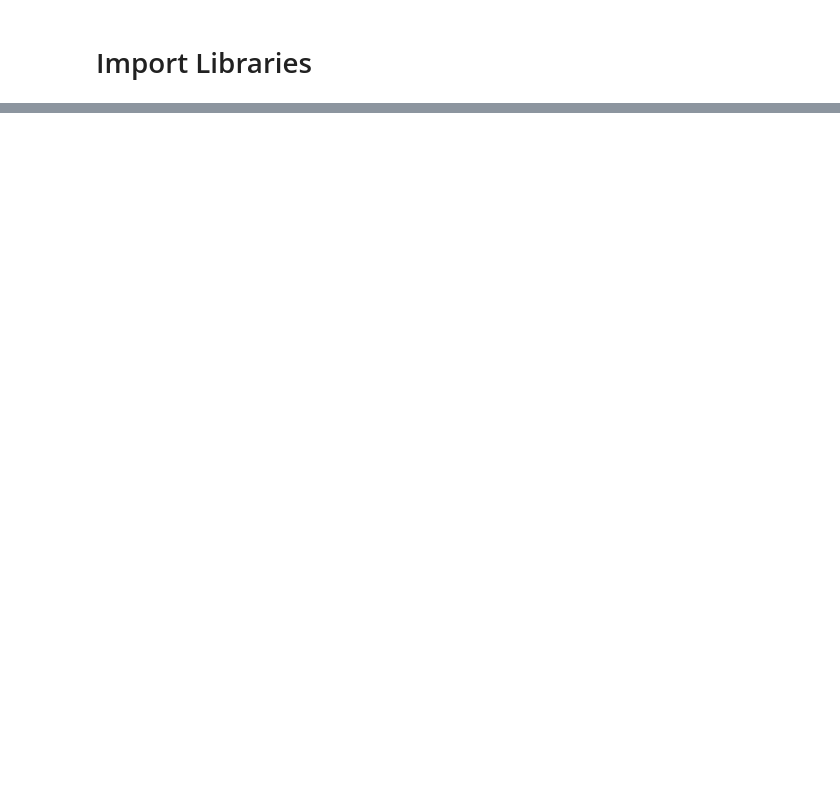
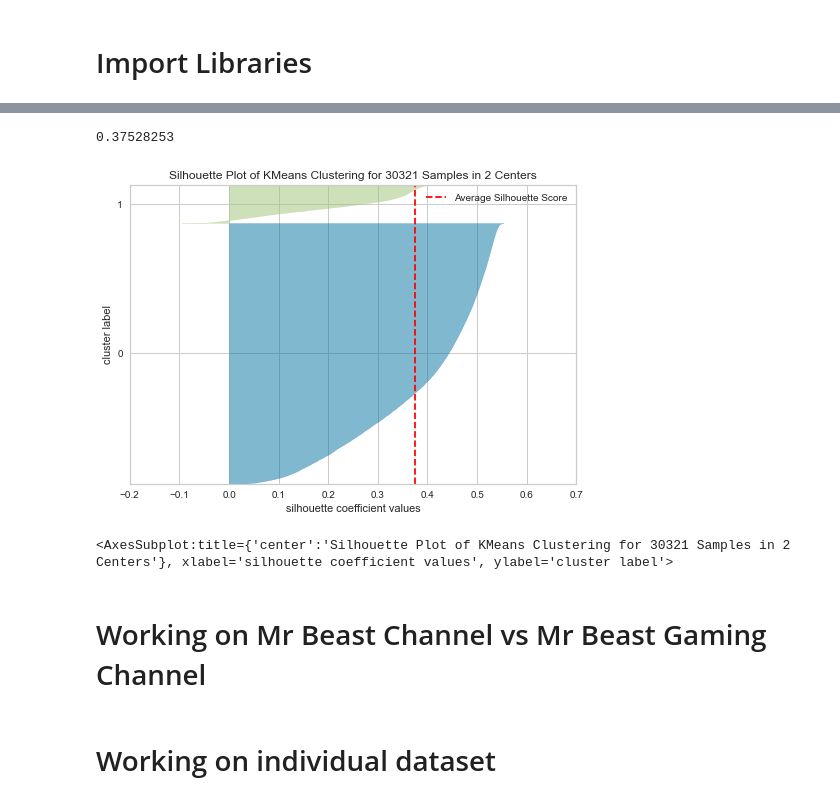
Before and after one commit to EashanKaushik/youtube-comment-analysis, a Jupyter notebook: analysis/unsupervised.ipynb, the cells around one changed output, grey strips where cells are left out. Saved outputs shown, nothing was run; the diff lists cells and outputs as text; code cells hidden in the pictures; blank space fills up the shorter version.

Commit message:
word2vec

```diff
--- a/analysis/unsupervised.ipynb
+++ b/analysis/unsupervised.ipynb
@@ -47,0 +195,3 @@ memory usage: 32.6+ MB
+# %%
+word_vectors = Word2Vec.load("word2vec.model").wv
+model = KMeans(n_clusters=3, max_iter=1000, random_state=True, n_init=50).fit(X=word_vectors.vectors)
@@ -47,0 +263,18 @@ memory usage: 32.6+ MB
+# %%
+score
+# %% [output]
+0.37528253
+# %%
+kmeans = KMeans(n_clusters=2, max_iter=10000, random_state=True, init='k-means++')
+# %%
+visualizer = SilhouetteVisualizer(kmeans, colors='yellowbrick')
+
+visualizer.fit(word_vectors.vectors)
+visualizer.show()
+# %% [output]
+[figure, added]
+<AxesSubplot:title={'center':'Silhouette Plot of KMeans Clustering for 30321 Samples in 2 Centers'}, xlabel='silhouette coefficient values', ylabel='cluster label'>
+# %% [markdown]
+# Working on Mr Beast Channel vs Mr Beast Gaming Channel
+# %% [markdown]
+# Working on individual dataset
```
Also changed, not shown: parts of 38 cells of this notebook, 5 other files.
